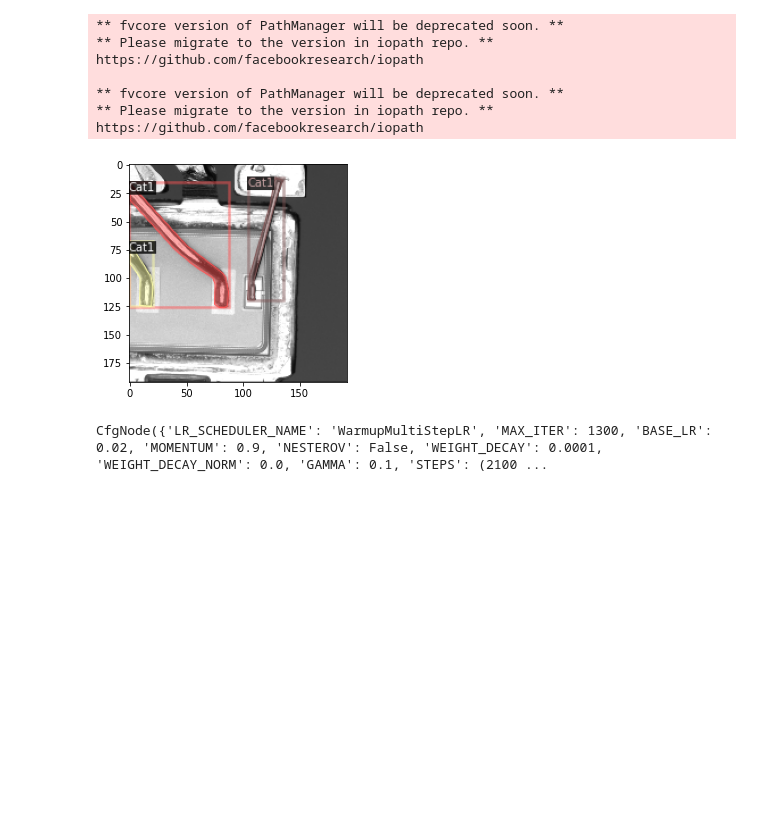
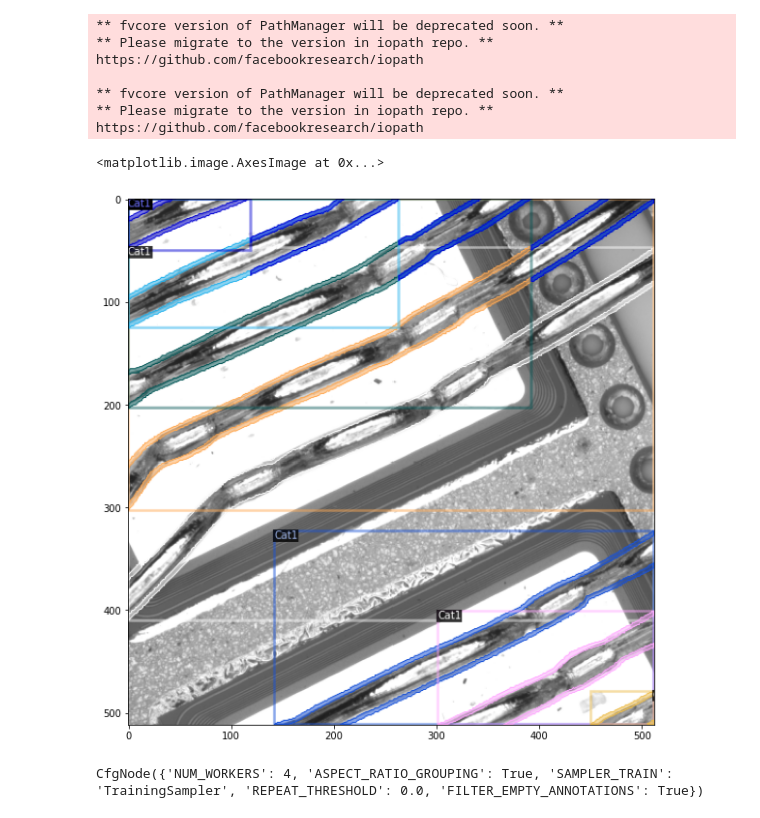
Before and after one commit to alzak4444/pyother, a Jupyter notebook: detectron2/custom_train.ipynb, the cells around one changed output. Saved outputs shown, nothing was run; the diff lists cells and outputs as text; code cells hidden in the pictures; blank space fills up the shorter version.

```diff
--- a/detectron2/custom_train.ipynb
+++ b/detectron2/custom_train.ipynb
@@ -25,13 +18,19 @@ dataset_dicts = detectron2.data.DatasetCatalog.get("fruits_nuts")
+# %%
+detectron2.data.datasets.register_coco_instances("wires", {}, "./mydata/coco.json", "./mydata/images")
+wires_metadata = detectron2.data.MetadataCatalog.get("wires")
+dataset_dicts = detectron2.data.DatasetCatalog.get("wires")
 # %%
-
-for d in random.sample(dataset_dicts,1):
-    img = cv2.imread(d["file_name"])
-    visualizer = Visualizer(img[:, :, ::-1], metadata=fruits_nuts_metadata, scale=0.5)
-    vis = visualizer.draw_dataset_dict(d)
-    a = vis.get_image()[:, :, ::-1]
-    plt.imshow(a)
+i = 2
+d = dataset_dicts[i]
+img = cv2.imread(d["file_name"])
+visualizer = Visualizer(img[:, :, ::-1], metadata=wires_metadata, scale=1)
+vis = visualizer.draw_dataset_dict(d)
+a = vis.get_image()[:, :, ::-1]
+plt.figure(figsize=(10,10));
+plt.imshow(a)
 # %% [output]
+<matplotlib.image.AxesImage at 0x...>
-[figure, old version]
+[figure, new version]
 # %%
 
 cfg = get_cfg()
@@ -55,7 +57,7 @@ cfg.MODEL.ROI_HEADS.NUM_CLASSES = 3  # 3 classes (data, fig, hazelnut)
 # %%
-cfg.SOLVER
+cfg.DATALOADER
 # %% [output]
-CfgNode({'LR_SCHEDULER_NAME': 'WarmupMultiStepLR', 'MAX_ITER': 1300, 'BASE_LR': 0.02, 'MOMENTUM': 0.9, 'NESTEROV': False, 'WEIGHT_DECAY': 0.0001, 'WEIGHT_DECAY_NORM': 0.0, 'GAMMA': 0.1, 'STEPS': (2100 ...
+CfgNode({'NUM_WORKERS': 4, 'ASPECT_RATIO_GROUPING': True, 'SAMPLER_TRAIN': 'TrainingSampler', 'REPEAT_THRESHOLD': 0.0, 'FILTER_EMPTY_ANNOTATIONS': True})
 # %%
 os.makedirs(cfg.OUTPUT_DIR, exist_ok=True)
 trainer = DefaultTrainer(cfg)
```
Also changed, not shown: parts of 10 cells of this notebook, 18 other files.
